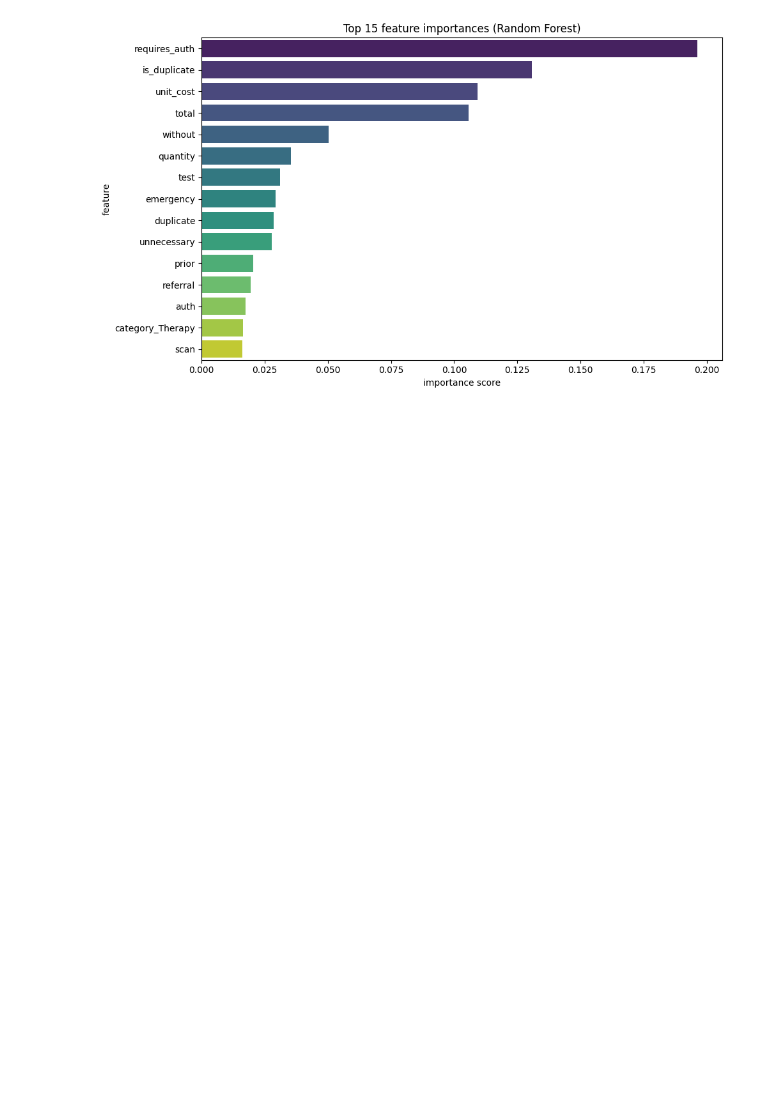
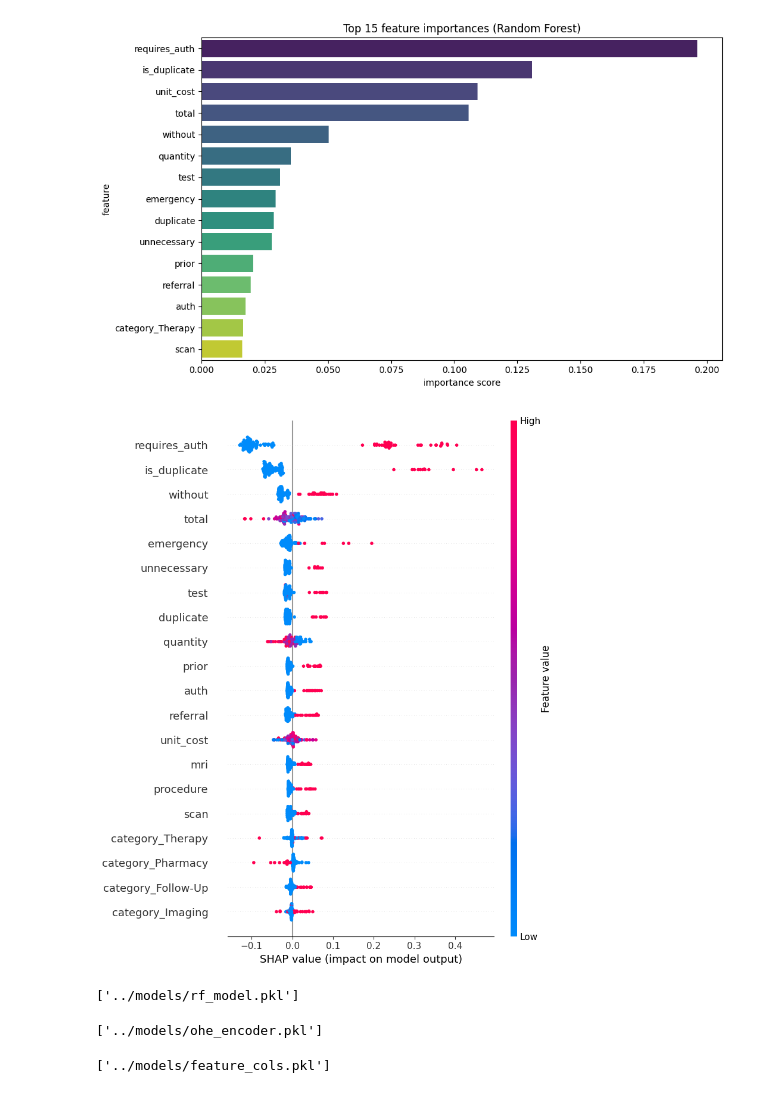
Before and after one commit to yashdive/-invoice-violation-detector, a Jupyter notebook: notebooks/01_model_dev.ipynb, the cells around one changed output. Drawn from its saved outputs; the diff is of its cells as text; code cells hidden in the pictures; blank space fills up the shorter version.

```diff
--- a/notebooks/01_model_dev.ipynb
+++ b/notebooks/01_model_dev.ipynb
@@ -246,3 +246,10 @@ Passing `palette` without assigning `hue` is deprecated and will be removed in v
 [figure]
 # %%
 import shap
+explainer = shap.TreeExplainer(rf)
+# %%
+shap_values = explainer.shap_values(X_test)
+# %%
+shap.summary_plot(shap_values[:,:,1], X_test)
+# %% [output]
+[figure, added]
@@ -248,0 +261,13 @@ import shap
+# %%
+joblib.dump(rf,"../models/rf_model.pkl")
+# %% [output]
+['../models/rf_model.pkl']
+# %%
+joblib.dump(tfidf, "../models/tfidf_vectorizer.pkl")
+joblib.dump(ohe, "../models/ohe_encoder.pkl")
+# %% [output]
+['../models/ohe_encoder.pkl']
+# %%
+joblib.dump(X.columns.to_list(), "../models/feature_cols.pkl")
+# %% [output]
+['../models/feature_cols.pkl']
```
Also changed, not shown: parts of 2 cells of this notebook, 2 other files.
